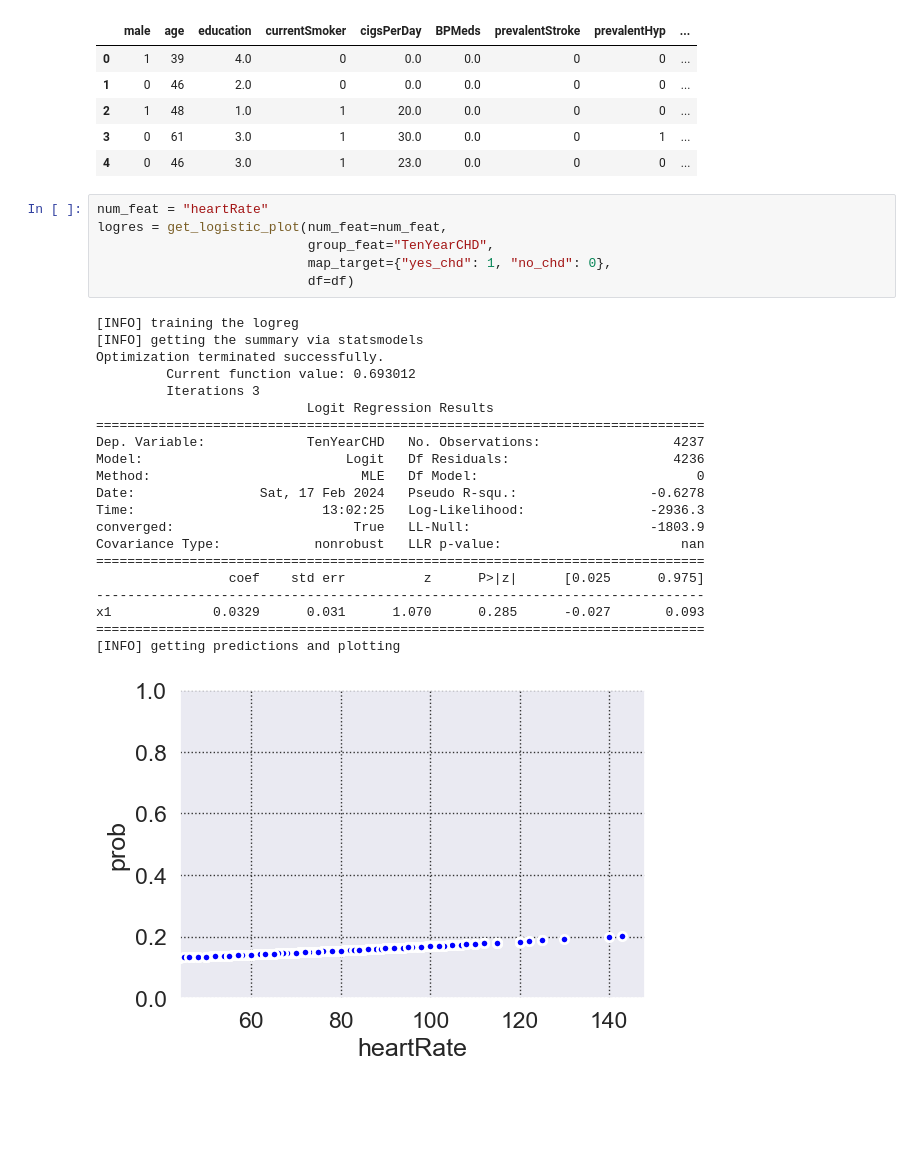
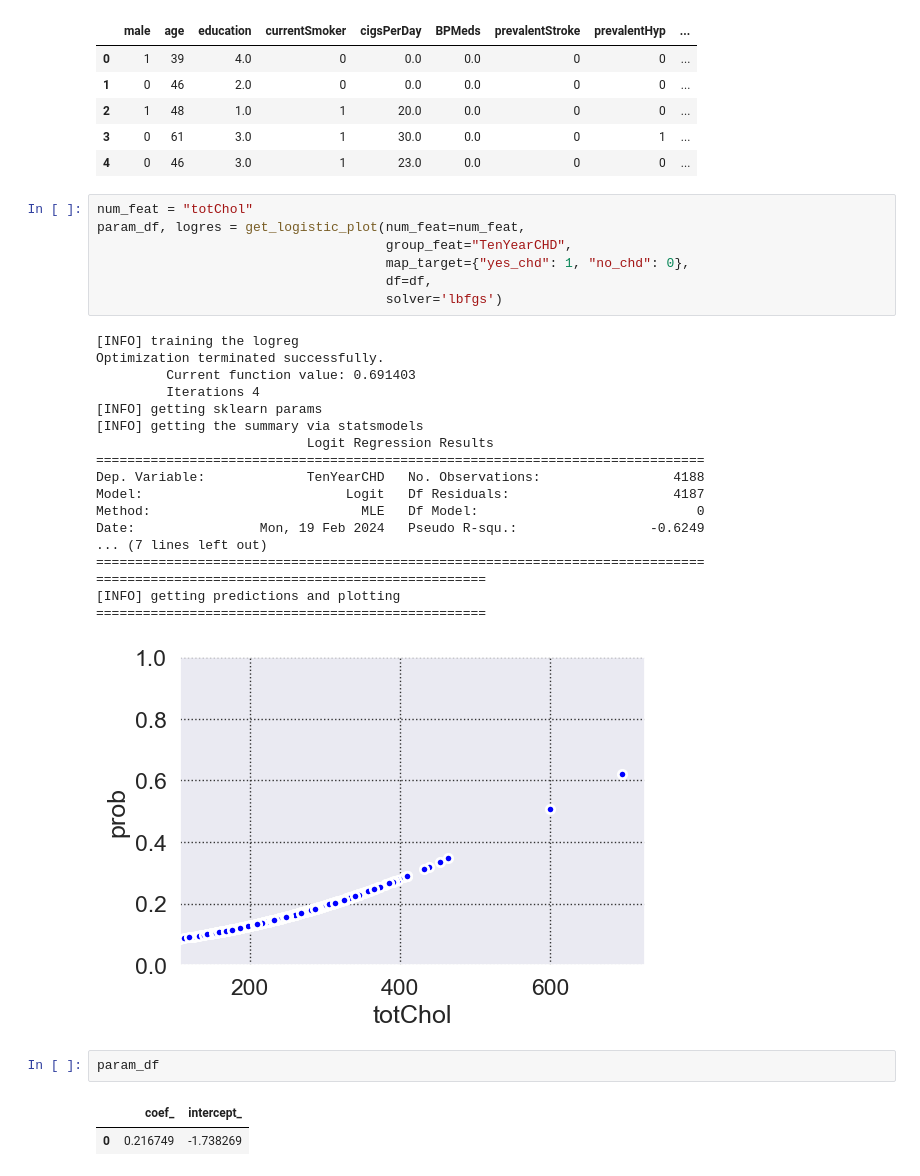
Before and after one commit to nombreinvicto/DeepLearning, a Jupyter notebook: cv_playground.ipynb, the cells around one changed output. Cells and saved outputs as stored; diff of their text form; blank space fills up the shorter version.

Commit message:
updated logreg plot fn

```diff
--- a/cv_playground.ipynb
+++ b/cv_playground.ipynb
@@ -19,30 +16,33 @@ df.head()
 | 3 | 0 | 61 | 3.0 | 1 | 30.0 | 0.0 | 0 | 1 | ... |
 | 4 | 0 | 46 | 3.0 | 1 | 23.0 | 0.0 | 0 | 0 | ... |
 # %%
-num_feat = "heartRate"
-logres = get_logistic_plot(num_feat=num_feat,
-                           group_feat="TenYearCHD",
-                           map_target={"yes_chd": 1, "no_chd": 0},
-                           df=df)
+num_feat = "totChol"
+param_df, logres = get_logistic_plot(num_feat=num_feat,
+                                     group_feat="TenYearCHD",
+                                     map_target={"yes_chd": 1, "no_chd": 0},
+                                     df=df,
+                                     solver='lbfgs')
 # %% [output]
 [INFO] training the logreg
+Optimization terminated successfully.
+         Current function value: 0.691403
+         Iterations 4
+[INFO] getting sklearn params
 [INFO] getting the summary via statsmodels
-Optimization terminated successfully.
-         Current function value: 0.693012
-         Iterations 3
                            Logit Regression Results
 ==============================================================================
-Dep. Variable:             TenYearCHD   No. Observations:                 4237
-Model:                          Logit   Df Residuals:                     4236
+Dep. Variable:             TenYearCHD   No. Observations:                 4188
+Model:                          Logit   Df Residuals:                     4187
 Method:                           MLE   Df Model:                            0
-Date:                Sat, 17 Feb 2024   Pseudo R-squ.:                 -0.6278
-Time:                        13:02:25   Log-Likelihood:                -2936.3
-converged:                       True   LL-Null:                       -1803.9
-Covariance Type:            nonrobust   LLR p-value:                       nan
+Date:                Mon, 19 Feb 2024   Pseudo R-squ.:                 -0.6249
+... (7 lines left out)
 ==============================================================================
-                 coef    std err          z      P>|z|      [0.025      0.975]
-------------------------------------------------------------------------------
-x1             0.0329      0.031      1.070      0.285      -0.027       0.093
-==============================================================================
+==================================================
 [INFO] getting predictions and plotting
+==================================================
-[figure, old version]
+[figure, new version]
+# %%
+param_df
+# %% [output]
+|  | coef_ | intercept_ |
+| 0 | 0.216749 | -1.738269 |
```
Also changed, not shown: parts of 6 cells of this notebook, 1 other file.
